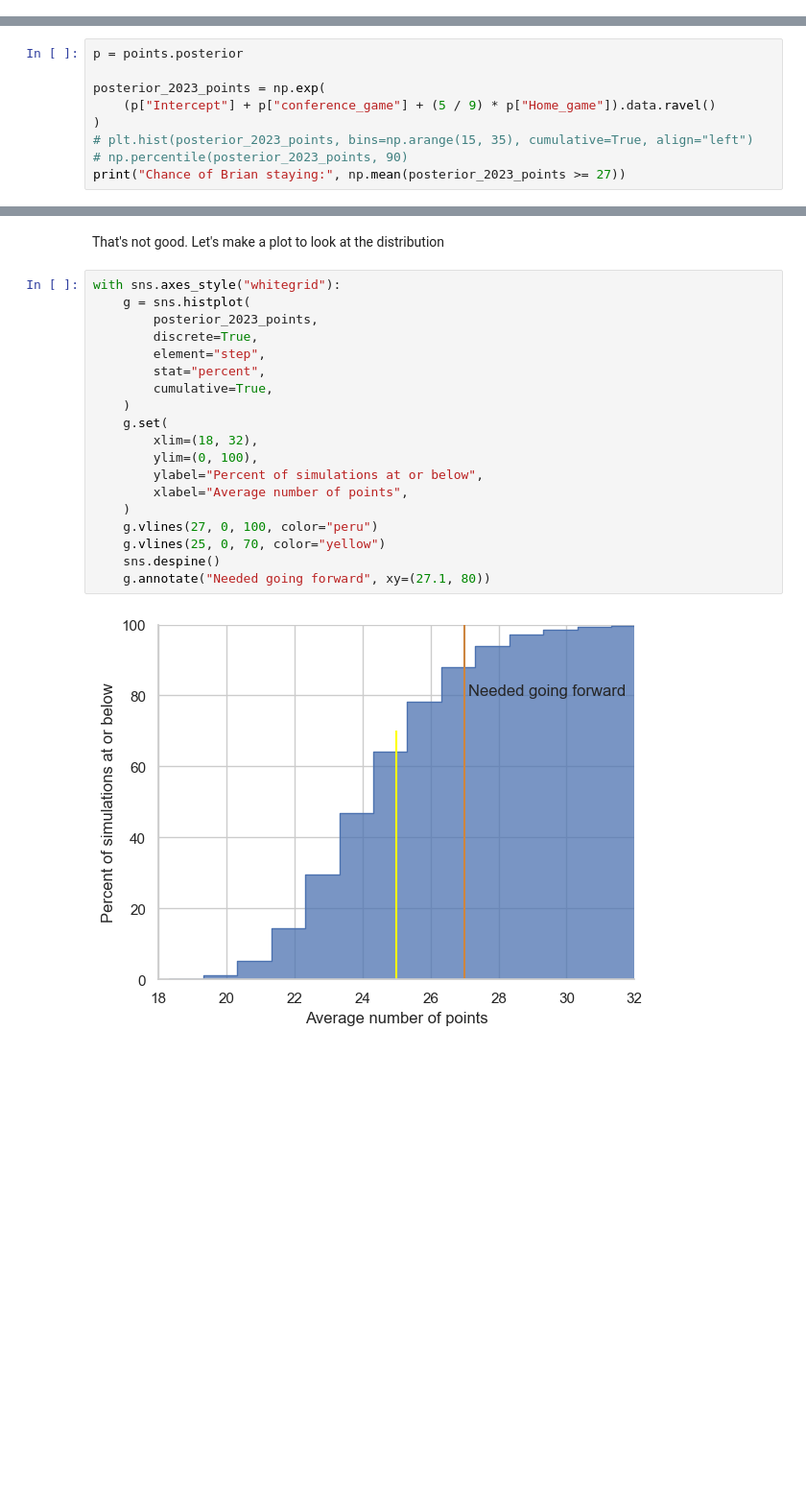
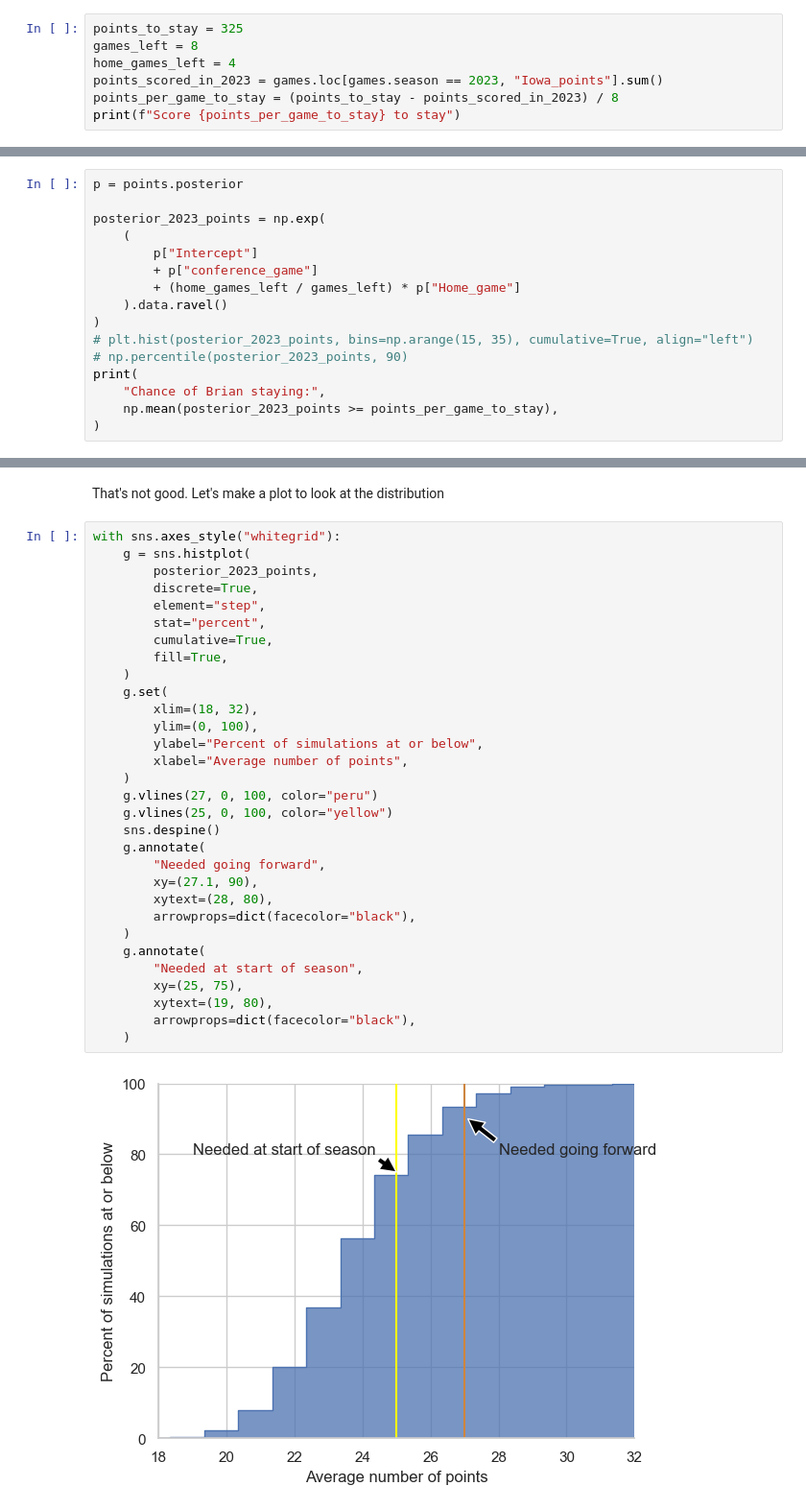
Before and after one commit to frank1010111/iowa-scoring, a Jupyter notebook: notebooks/analyze.ipynb, the cells around one changed output, grey strips where cells are left out. Shown at 96% size. Cells and saved outputs as stored; diff of their text form; blank space fills up the shorter version.

```diff
--- a/notebooks/analyze.ipynb
+++ b/notebooks/analyze.ipynb
@@ -123,0 +126,7 @@ He's got to score at least 27 per game now to keep the 25 per game average.
+# %%
+points_to_stay = 325
+games_left = 8
+home_games_left = 4
+points_scored_in_2023 = games.loc[games.season == 2023, "Iowa_points"].sum()
+points_per_game_to_stay = (points_to_stay - points_scored_in_2023) / 8
+print(f"Score {points_per_game_to_stay} to stay")
@@ -125,9 +136,16 @@ He's got to score at least 27 per game now to keep the 25 per game average.
 p = points.posterior
 
 posterior_2023_points = np.exp(
-    (p["Intercept"] + p["conference_game"] + (5 / 9) * p["Home_game"]).data.ravel()
+    (
+        p["Intercept"]
+        + p["conference_game"]
+        + (home_games_left / games_left) * p["Home_game"]
+    ).data.ravel()
 )
 # plt.hist(posterior_2023_points, bins=np.arange(15, 35), cumulative=True, align="left")
 # np.percentile(posterior_2023_points, 90)
-print("Chance of Brian staying:", np.mean(posterior_2023_points >= 27))
+print(
+    "Chance of Brian staying:",
+    np.mean(posterior_2023_points >= points_per_game_to_stay),
+)
 # %% [output]
@@ -137,21 +155,33 @@ That's not good. Let's make a plot to look at the distribution
 # %%
 with sns.axes_style("whitegrid"):
     g = sns.histplot(
         posterior_2023_points,
         discrete=True,
         element="step",
         stat="percent",
         cumulative=True,
+        fill=True,
     )
     g.set(
         xlim=(18, 32),
         ylim=(0, 100),
         ylabel="Percent of simulations at or below",
         xlabel="Average number of points",
     )
     g.vlines(27, 0, 100, color="peru")
-    g.vlines(25, 0, 70, color="yellow")
+    g.vlines(25, 0, 100, color="yellow")
     sns.despine()
-    g.annotate("Needed going forward", xy=(27.1, 80))
+    g.annotate(
+        "Needed going forward",
+        xy=(27.1, 90),
+        xytext=(28, 80),
+        arrowprops=dict(facecolor="black"),
+    )
+    g.annotate(
+        "Needed at start of season",
+        xy=(25, 75),
+        xytext=(19, 80),
+        arrowprops=dict(facecolor="black"),
+    )
 # %% [output]
-[figure, old version]
+[figure, new version]
```
Also changed, not shown: parts of 11 cells of this notebook.
